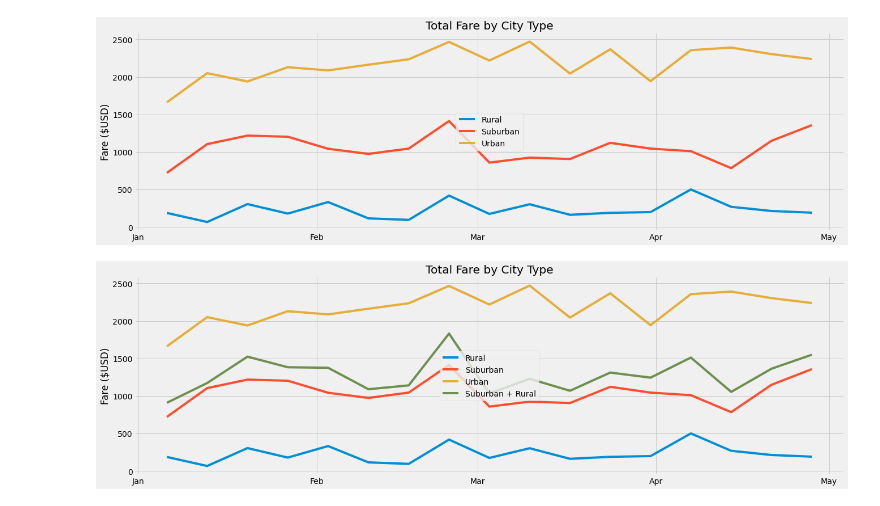
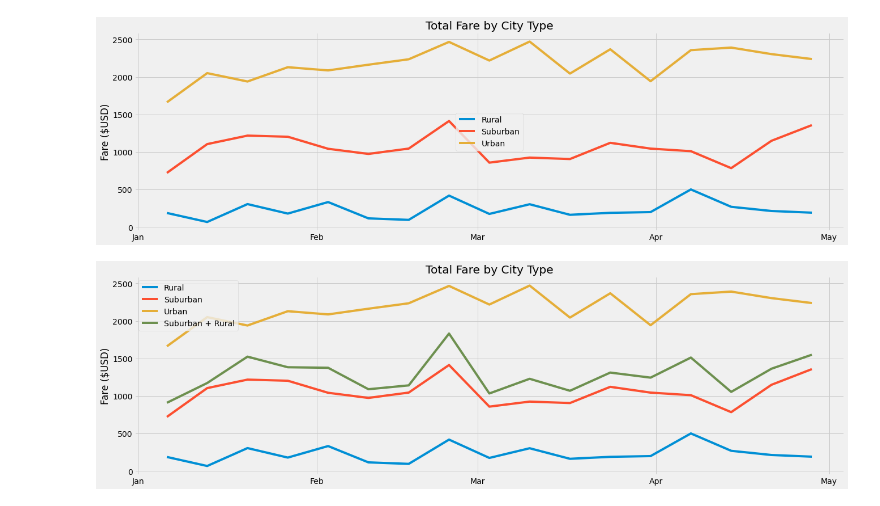
Before and after one commit to cmanwaring/PyBer_Analysis, a Jupyter notebook: PyBer_Challenge.ipynb, the cells around one changed output. Drawn from its saved outputs; the diff is of its cells as text; code cells hidden in the pictures.

Commit message:
Final upload. Includes revised chart.

```diff
--- a/PyBer_Challenge.ipynb
+++ b/PyBer_Challenge.ipynb
@@ -309,32 +309,32 @@ ax.set_ylabel('Fare ($USD)')
 
 # Make ticks be on each month
 ax.xaxis.set_major_locator(mdates.MonthLocator())
 
 # Show months
 ax.xaxis.set_major_formatter(mdates.DateFormatter('%b'))
 
 # Create the plot with ax.plt()
 ax.plot(new_dates_weeks_df['Rural'].index, new_dates_weeks_df['Rural'], label="Rural")
 
 ax.plot(new_dates_weeks_df['Suburban'].index, new_dates_weeks_df['Suburban'], label="Suburban")
 
 ax.plot(new_dates_weeks_df['Urban'].index, new_dates_weeks_df['Urban'], label="Urban")
 
 ax.plot(new_dates_weeks_df['Urban'].index, new_dates_weeks_df['Suburban'] + new_dates_weeks_df['Rural'], label="Suburban + Rural")
 
 # Add a legend
-ax.legend(loc='center')
+ax.legend(loc='upper left')
 
 # Import the style from Matplotlib.
 # (Added to first cell)
 
 # Use the graph style fivethirtyeight.
 plt.style.use('fivethirtyeight')
 
 # Save chart to analysis folder
 plt.savefig("analysis/PyBer_fare_summary_revised.png")
 
 # Show chart
 plt.show()
 # %% [output]
-[figure, old version]
+[figure, new version]
```
Also changed, not shown: 1 other file.
